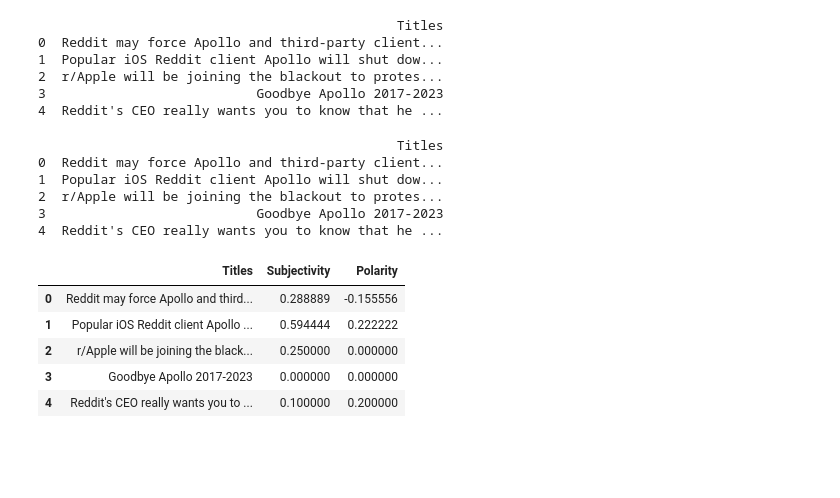
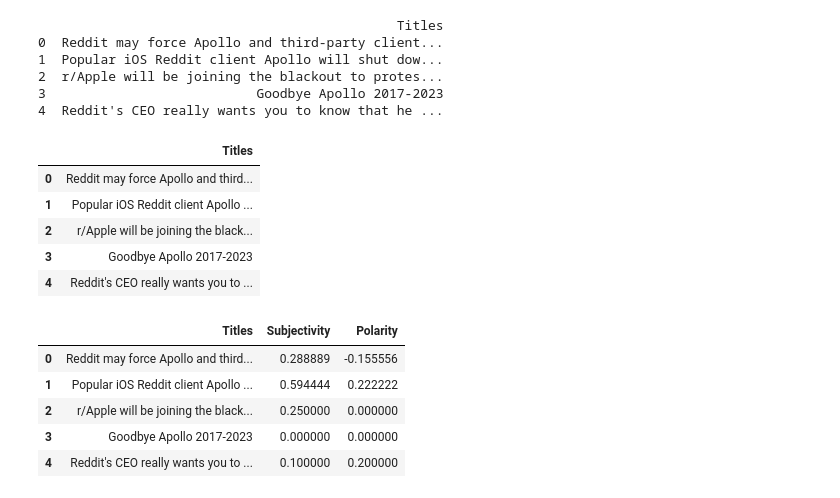
Before and after one commit to Sankari-K/sentiment-analysis-reddit, a Jupyter notebook: analyser.ipynb, the cells around one changed output. Cells and saved outputs as stored; diff of their text form; code cells hidden in the pictures; blank space fills up the shorter version.

```diff
--- a/analyser.ipynb
+++ b/analyser.ipynb
@@ -11,27 +13,27 @@ import scraper
 # %%
 # fetch_data(reddit, FILE)
 headlines = scraper.load_data("data.txt")
 
 # create a data frame
 apple_df = pd.DataFrame(headlines)
 apple_df.columns = ["Titles"]
 
 # data cleaning and transformation
 apple_df.Titles.duplicated().sum()
 apple_df["Titles"]= apple_df["Titles"].apply(scraper.clean_text)
 
 # cleaning the text
 apple_df["Titles"]= apple_df["Titles"].apply(scraper.remove_emoji)
 
 # show the clean text
-print(apple_df.head())
+display(HTML(apple_df.head().to_html()))
 # %% [output]
-                                              Titles
-0  Reddit may force Apollo and third-party client...
-1  Popular iOS Reddit client Apollo will shut dow...
-2  r/Apple will be joining the blackout to protes...
-3                           Goodbye Apollo 2017-2023
-4  Reddit's CEO really wants you to know that he ...
+|  | Titles |
+| 0 | Reddit may force Apollo and third... |
+| 1 | Popular iOS Reddit client Apollo ... |
+| 2 | r/Apple will be joining the black... |
+| 3 | Goodbye Apollo 2017-2023 |
+| 4 | Reddit's CEO really wants you to ... |
 # %%
 from textblob import TextBlob
 from wordcloud import WordCloud, STOPWORDS
```
Also changed, not shown: parts of 5 cells of this notebook.
